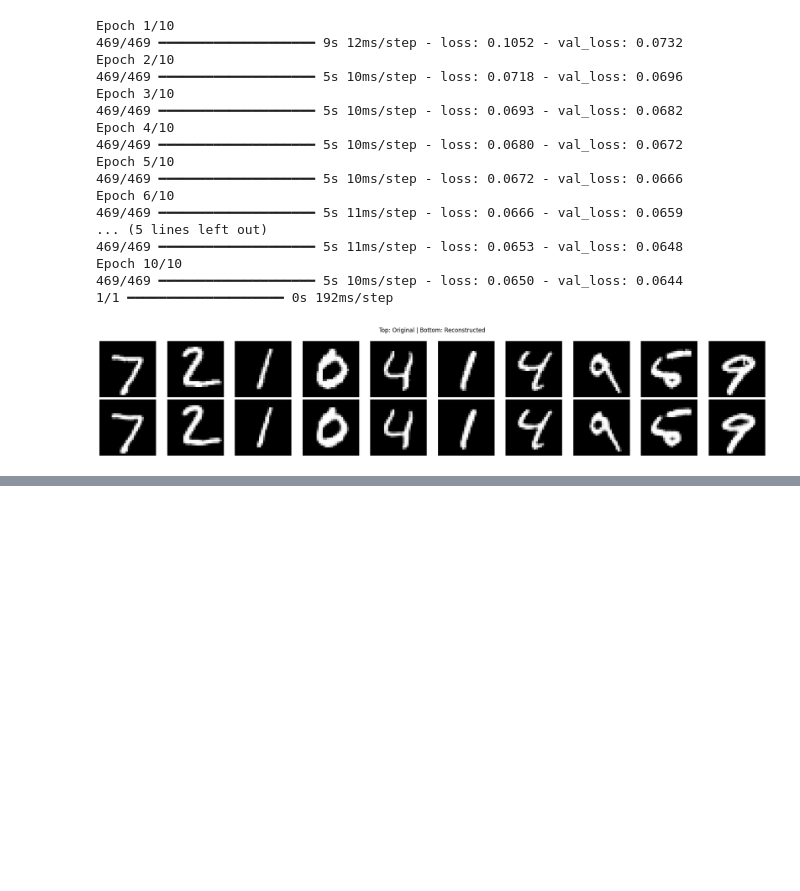
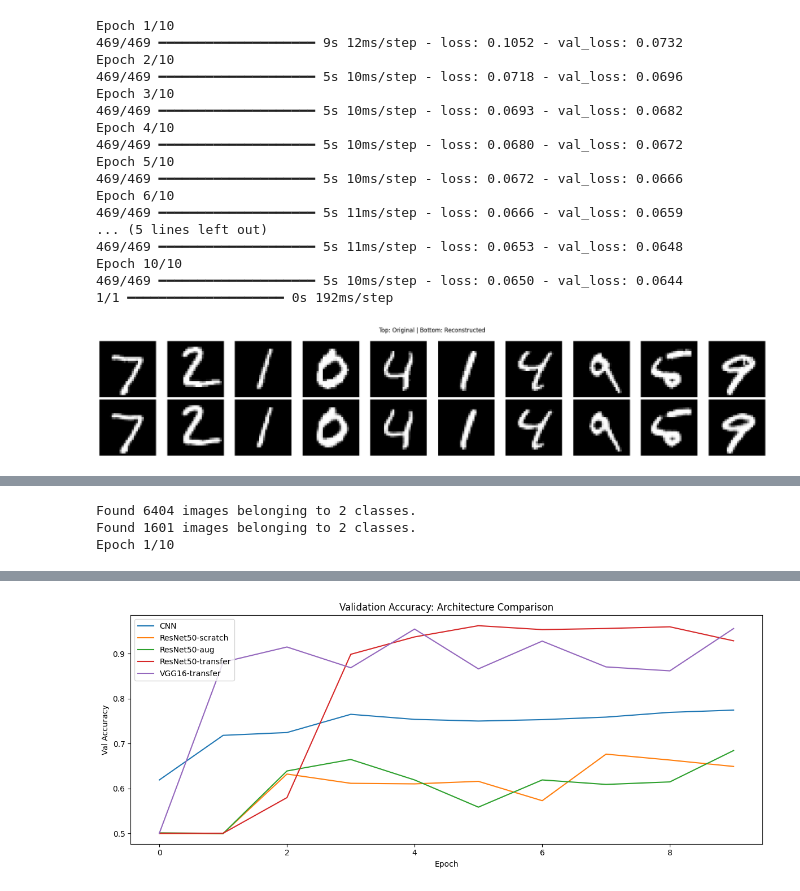
Before and after one commit to grandisaster/DL_course_homeworks, a Jupyter notebook: dl_course_homeworks_tikhonova.ipynb, the cells around one changed output, grey strips where cells are left out. Drawn from its saved outputs; the diff is of its cells as text; code cells hidden in the pictures; blank space fills up the shorter version.

Commit message:
add: S6-7 - Transfer Learning & LSTM
- Transfer Learning: scratch CNN vs ResNet 50 vs VGG16 on Cat/Dog Dataset
 - LSTM: ECG heartbeat classification

```diff
--- a/dl_course_homeworks_tikhonova.ipynb
+++ b/dl_course_homeworks_tikhonova.ipynb
@@ -236,0 +242,65 @@ Epoch 10/10
+# %%
+!pip install opendatasets
+import opendatasets as od
+od.download("https://www.kaggle.com/datasets/tongpython/cat-and-dog")
+
+BASE_DIR  = "./cat-and-dog"
+TRAIN_DIR = os.path.join(BASE_DIR, "training_set/training_set")
+IMG_SIZE  = (128, 128)
+BATCH     = 32
+
+gen_base = ImageDataGenerator(rescale=1.0/255.0, validation_split=0.2)
+train_gen = gen_base.flow_from_directory(TRAIN_DIR, target_size=IMG_SIZE,
+                batch_size=BATCH, class_mode="binary", subset="training")
+val_gen   = gen_base.flow_from_directory(TRAIN_DIR, target_size=IMG_SIZE,
+                batch_size=BATCH, class_mode="binary", subset="validation")
+
+def compile_and_fit(model, name, epochs=10):
+    model.compile(optimizer=Adam(1e-4), loss="binary_crossentropy", metrics=["accuracy"])
+    h = model.fit(train_gen, epochs=epochs, validation_data=val_gen, verbose=1,
+                  callbacks=[CSVLogger(f"{name}_log.csv")])
+    log_experiment(name, {"epochs": epochs}, {"val_accuracy": h.history["val_accuracy"][-1]})
+    return h
+
+# Scratch CNN
+cnn_cd = Sequential([
+    Conv2D(32,(3,3),activation="relu",input_shape=(128,128,3)), MaxPooling2D((2,2)),
+    Conv2D(64,(3,3),activation="relu"), MaxPooling2D((2,2)),
+    Conv2D(128,(3,3),activation="relu"), MaxPooling2D((2,2)),
+    Flatten(), Dense(512,activation="relu"), Dense(1,activation="sigmoid")
+])
+h_cnn = compile_and_fit(cnn_cd, "CNN-CatDog")
+
+# ResNet50 scratch
+rb = ResNet50(weights=None, include_top=False, input_shape=(128,128,3))
+i_r = Input(shape=(128,128,3)); x_r = rb(i_r, training=True)
+x_r = GlobalAveragePooling2D()(x_r); x_r = Dense(512,activation="relu")(x_r)
+h_resnet = compile_and_fit(Model(i_r, Dense(1,activation="sigmoid")(x_r)), "ResNet50-scratch")
+
+# ResNet50 + augmentation
+aug = tf.keras.Sequential([RandomFlip("horizontal"),RandomRotation(0.1),RandomZoom(0.1),RandomContrast(0.1)])
+rb2 = ResNet50(weights=None, include_top=False, input_shape=(128,128,3))
+i_a = Input(shape=(128,128,3)); x_a = aug(i_a); x_a = rb2(x_a,training=True)
+x_a = GlobalAveragePooling2D()(x_a); x_a = Dense(512,activation="relu")(x_a)
+h_aug = compile_and_fit(Model(i_a, Dense(1,activation="sigmoid")(x_a)), "ResNet50-aug")
+
+# ResNet50 + ImageNet
+i_t = Input(shape=(128,128,3)); rb3 = ResNet50(weights="imagenet",include_top=False,input_tensor=i_t)
+x_t = GlobalAveragePooling2D()(rb3.output); x_t = Dense(512,activation="relu")(x_t)
+h_tl = compile_and_fit(Model(i_t, Dense(1,activation="sigmoid")(x_t)), "ResNet50-transfer")
+
+# VGG16 + ImageNet
+vb = VGG16(weights="imagenet",include_top=False,input_shape=(128,128,3))
+x_v = GlobalAveragePooling2D()(vb.output); x_v = Flatten()(x_v)
+x_v = Dense(128,activation="relu")(x_v); x_v = BatchNormalization()(x_v); x_v = Dropout(0.5)(x_v)
+x_v = Dense(32,activation="relu")(x_v); x_v = BatchNormalization()(x_v); x_v = Dropout(0.5)(x_v)
+h_vgg = compile_and_fit(Model(vb.input, Dense(1,activation="sigmoid")(x_v)), "VGG16-transfer")
+
+plt.figure(figsize=(12,5))
+for name, h in [("CNN",h_cnn),("ResNet50-scratch",h_resnet),("ResNet50-aug",h_aug),
+                ("ResNet50-transfer",h_tl),("VGG16-transfer",h_vgg)]:
+    plt.plot(h.history["val_accuracy"], label=name)
+plt.title("Validation Accuracy: Architecture Comparison")
+plt.xlabel("Epoch"); plt.ylabel("Val Accuracy"); plt.legend()
+plt.tight_layout(); plt.savefig("catdog_comparison.png", dpi=150); plt.show()
+# %% [output]
@@ -236,0 +324,3 @@ Epoch 10/10
+Found 6404 images belonging to 2 classes.
+Found 1601 images belonging to 2 classes.
+Epoch 1/10
@@ -236,0 +344 @@ Epoch 10/10
+[figure, added]
```
Also changed, not shown: parts of 5 cells of this notebook.
